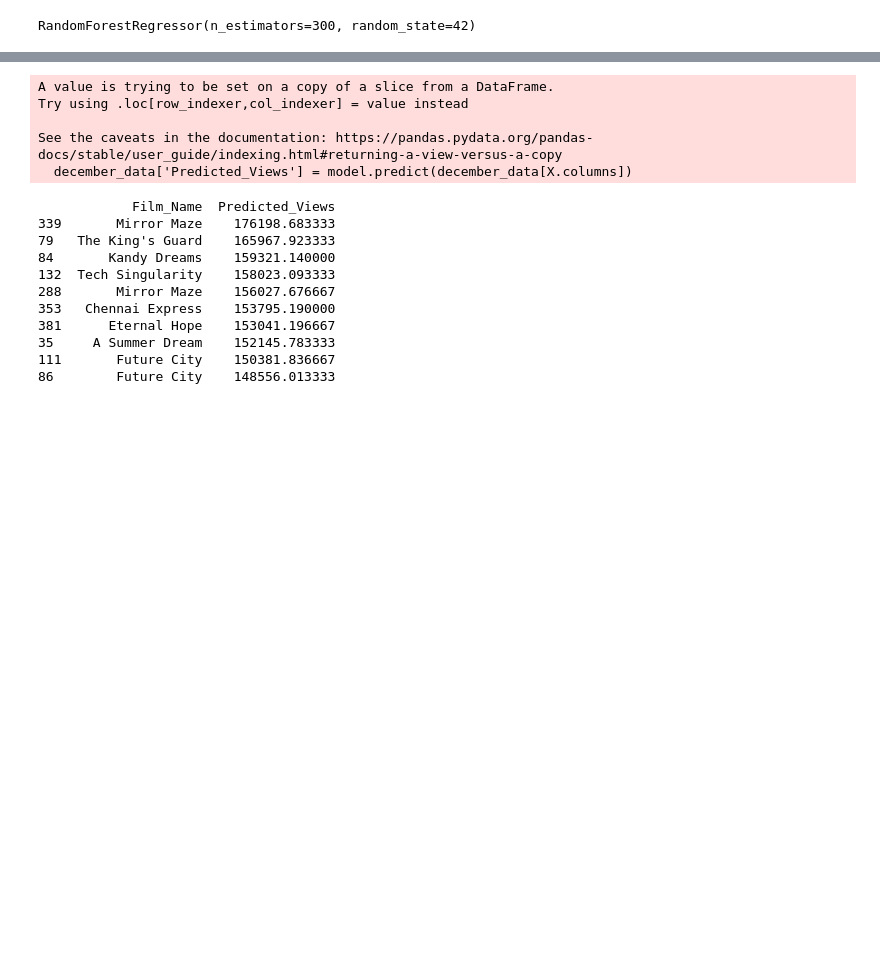
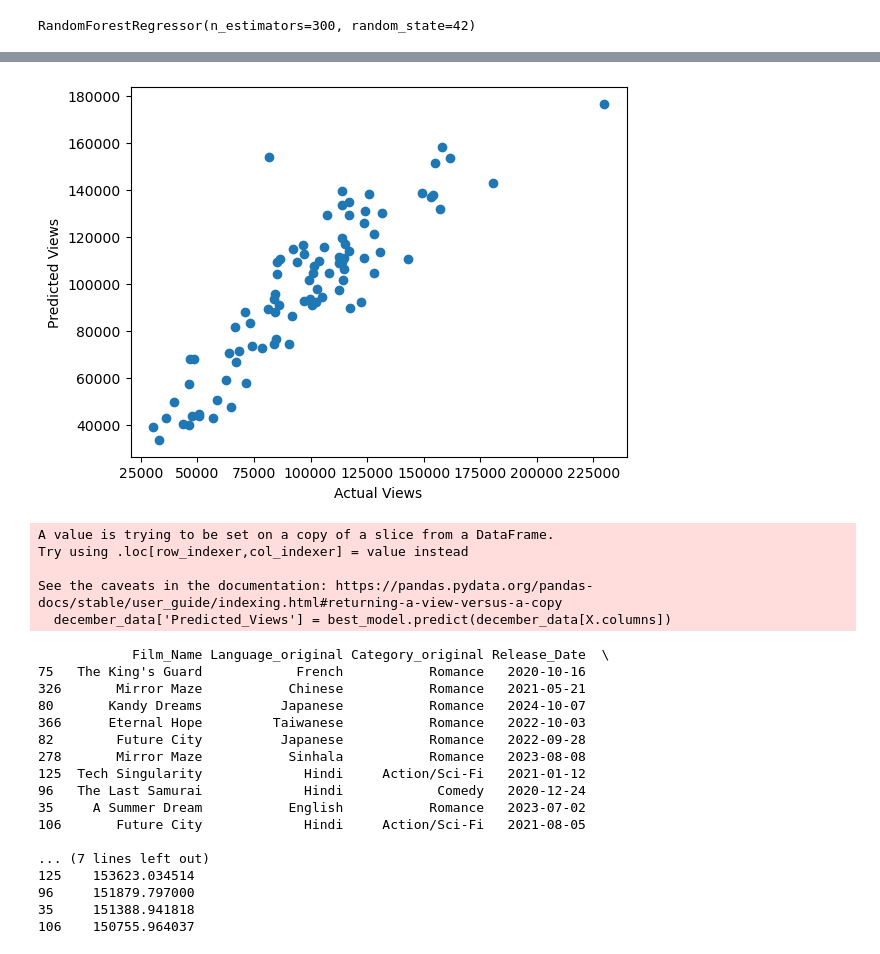
Before and after one commit to Suraweera1235/BDA_DataVisualization, a Jupyter notebook: Models/BDA.ipynb, the cells around one changed output, grey strips where cells are left out. Cells and saved outputs as stored; diff of their text form; code cells hidden in the pictures; blank space fills up the shorter version.

```diff
--- a/Models/BDA.ipynb
+++ b/Models/BDA.ipynb
@@ -67,8 +138,26 @@ df_model = pd.get_dummies(df, columns=['Category', 'Language'], drop_first=True)
+# %%
+# Number of rows
+n_total = len(df_model)
+n_train = int(n_total * 0.8)  # 80% for training
+
+# Split based on row index (chronological order)
+train_data = df_model.iloc[:n_train]
+test_data  = df_model.iloc[n_train:]
+# %%
+X_train = train_data.drop(['Number_of_Views', 'Film_Name', 'Viewing_Month', 'Release_Date','Language_original','Category_original'], axis=1)
+y_train = train_data['Number_of_Views']
+
+
+#y_train_log = np.log1p(y_train)  # log(1 + y) to handle zeros
+
+
+X_test = test_data.drop(['Number_of_Views', 'Film_Name', 'Viewing_Month', 'Release_Date','Language_original','Category_original'], axis=1)
+y_test = test_data['Number_of_Views']
 # %%
-X = df_model.drop(['Number_of_Views', 'Film_Name', 'Viewing_Month', 'Release_Date'], axis=1)
-y = df_model['Number_of_Views']
+# X = df_model.drop(['Number_of_Views', 'Film_Name', 'Viewing_Month', 'Release_Date'], axis=1)
+# y = df_model['Number_of_Views']
 
-X_train, X_test, y_train, y_test = train_test_split(X, y, test_size=0.2, random_state=42)
+# X_train, X_test, y_train, y_test = train_test_split(X, y, test_size=0.2, random_state=42)
 # %%
 df_model.head()
 # %% [output]
@@ -122,27 +213,41 @@ R2 Score: 0.7721612648340849
+# %%
+import matplotlib.pyplot as plt
+plt.scatter(y_test, y_pred)
+plt.xlabel('Actual Views')
+plt.ylabel('Predicted Views')
+plt.show()
+# %% [output]
+[figure, added]
 # %%
 december_data = df_model[df_model['Month_Number'] == 12]
-december_data['Predicted_Views'] = model.predict(december_data[X.columns])
+december_data['Predicted_Views'] = best_model.predict(december_data[X.columns])
 # %% [output]
 A value is trying to be set on a copy of a slice from a DataFrame.
 Try using .loc[row_indexer,col_indexer] = value instead
 
 See the caveats in the documentation: https://pandas.pydata.org/pandas-docs/stable/user_guide/indexing.html#returning-a-view-versus-a-copy
-  december_data['Predicted_Views'] = model.predict(december_data[X.columns])
+  december_data['Predicted_Views'] = best_model.predict(december_data[X.columns])
 # %%
-top_december = december_data[['Film_Name', 'Predicted_Views']].sort_values(
+top_december = december_data[['Film_Name', 'Language_original','Category_original','Release_Date','Predicted_Views']].sort_values(
     by='Predicted_Views', ascending=False
 ).head(10)
 top_december.shape
 print(top_december)
 # %% [output]
-            Film_Name  Predicted_Views
-339       Mirror Maze    176198.683333
-79   The King's Guard    165967.923333
-84       Kandy Dreams    159321.140000
-132  Tech Singularity    158023.093333
-288       Mirror Maze    156027.676667
-353   Chennai Express    153795.190000
-381      Eternal Hope    153041.196667
-35     A Summer Dream    152145.783333
-111       Future City    150381.836667
-86        Future City    148556.013333
+            Film_Name Language_original Category_original Release_Date  \
+75   The King's Guard            French           Romance   2020-10-16
+326       Mirror Maze           Chinese           Romance   2021-05-21
+80       Kandy Dreams          Japanese           Romance   2024-10-07
+366      Eternal Hope         Taiwanese           Romance   2022-10-03
+82        Future City          Japanese           Romance   2022-09-28
+278       Mirror Maze           Sinhala           Romance   2023-08-08
+125  Tech Singularity             Hindi     Action/Sci-Fi   2021-01-12
+96   The Last Samurai             Hindi            Comedy   2020-12-24
+35     A Summer Dream           English           Romance   2023-07-02
+106       Future City             Hindi     Action/Sci-Fi   2021-08-05
+
+... (7 lines left out)
+125    153623.034514
+96     151879.797000
+35     151388.941818
+106    150755.964037
```
Also changed, not shown: parts of 11 cells of this notebook.
